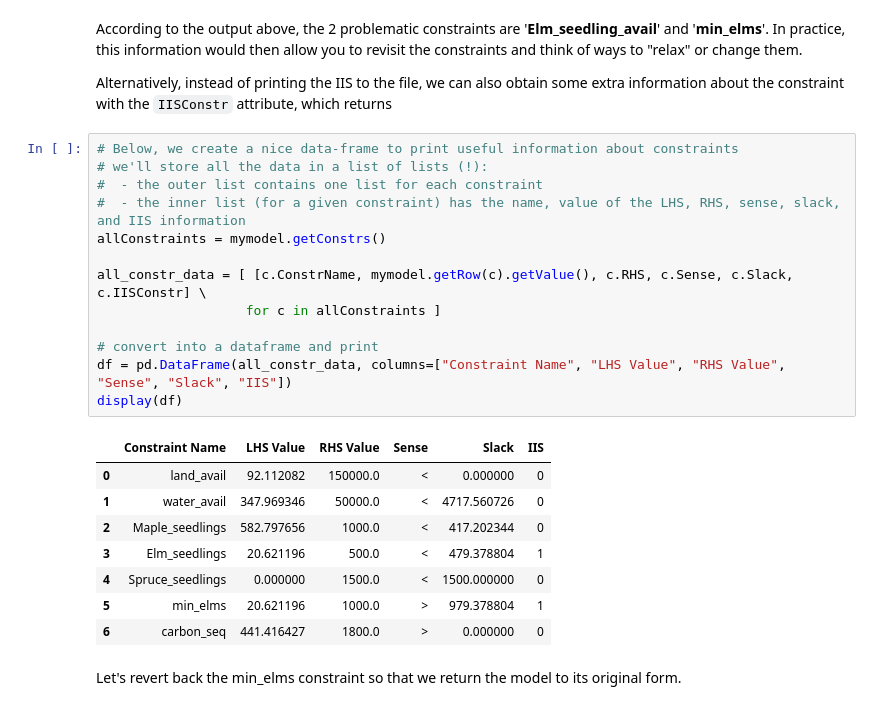
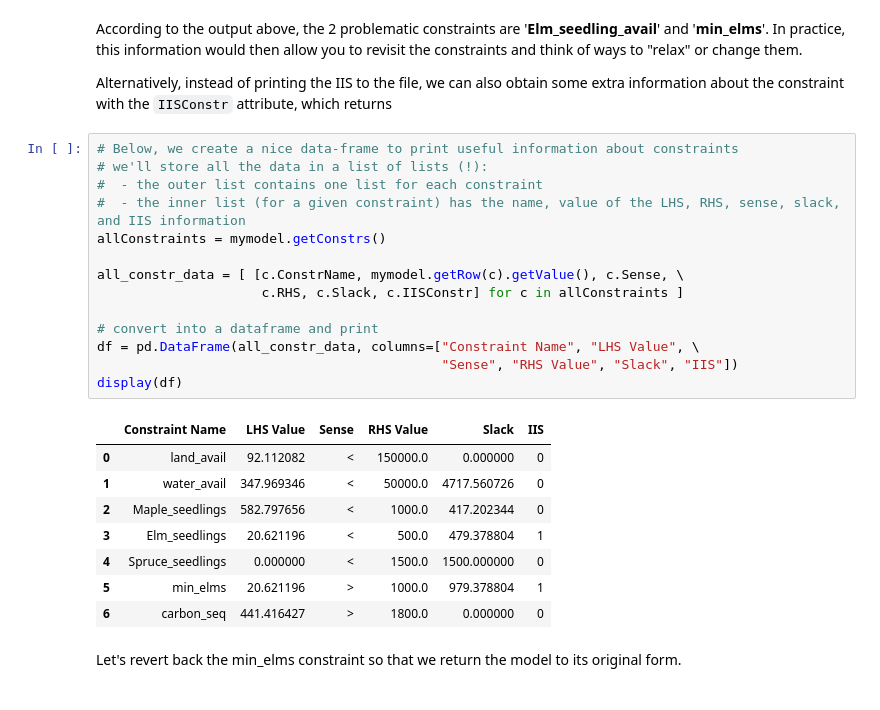
Before and after one commit to dan-a-iancu/OIT248, a Jupyter notebook: Linear_Optimization_Tutorial_Oro_Verde.ipynb, the cells around one changed output. Drawn from its saved outputs; the diff is of its cells as text.

```diff
--- a/Linear_Optimization_Tutorial_Oro_Verde.ipynb
+++ b/Linear_Optimization_Tutorial_Oro_Verde.ipynb
@@ -718,25 +716,26 @@ Alternatively, instead of printing the IIS to the file, we can also obtain some
 # %%
 # Below, we create a nice data-frame to print useful information about constraints
 # we'll store all the data in a list of lists (!):
 #  - the outer list contains one list for each constraint
 #  - the inner list (for a given constraint) has the name, value of the LHS, RHS, sense, slack, and IIS information
 allConstraints = mymodel.getConstrs()
 
-all_constr_data = [ [c.ConstrName, mymodel.getRow(c).getValue(), c.RHS, c.Sense, c.Slack, c.IISConstr] \
-                   for c in allConstraints ]
+all_constr_data = [ [c.ConstrName, mymodel.getRow(c).getValue(), c.Sense, \
+                     c.RHS, c.Slack, c.IISConstr] for c in allConstraints ]
 
 # convert into a dataframe and print
-df = pd.DataFrame(all_constr_data, columns=["Constraint Name", "LHS Value", "RHS Value", "Sense", "Slack", "IIS"])
+df = pd.DataFrame(all_constr_data, columns=["Constraint Name", "LHS Value", \
+                                            "Sense", "RHS Value", "Slack", "IIS"])
 display(df)
 # %% [output]
-|  | Constraint Name | LHS Value | RHS Value | Sense | Slack | IIS |
-| 0 | land_avail | 92.112082 | 150000.0 | < | 0.000000 | 0 |
-| 1 | water_avail | 347.969346 | 50000.0 | < | 4717.560726 | 0 |
-| 2 | Maple_seedlings | 582.797656 | 1000.0 | < | 417.202344 | 0 |
-| 3 | Elm_seedlings | 20.621196 | 500.0 | < | 479.378804 | 1 |
-| 4 | Spruce_seedlings | 0.000000 | 1500.0 | < | 1500.000000 | 0 |
-| 5 | min_elms | 20.621196 | 1000.0 | > | 979.378804 | 1 |
-| 6 | carbon_seq | 441.416427 | 1800.0 | > | 0.000000 | 0 |
+|  | Constraint Name | LHS Value | Sense | RHS Value | Slack | IIS |
+| 0 | land_avail | 92.112082 | < | 150000.0 | 0.000000 | 0 |
+| 1 | water_avail | 347.969346 | < | 50000.0 | 4717.560726 | 0 |
+| 2 | Maple_seedlings | 582.797656 | < | 1000.0 | 417.202344 | 0 |
+| 3 | Elm_seedlings | 20.621196 | < | 500.0 | 479.378804 | 1 |
+| 4 | Spruce_seedlings | 0.000000 | < | 1500.0 | 1500.000000 | 0 |
+| 5 | min_elms | 20.621196 | > | 1000.0 | 979.378804 | 1 |
+| 6 | carbon_seq | 441.416427 | > | 1800.0 | 0.000000 | 0 |
 # %% [markdown]
 Let's revert back the min_elms constraint so that we return the model to its original form.
 # %%
```
Also changed, not shown: parts of 4 cells of this notebook.
